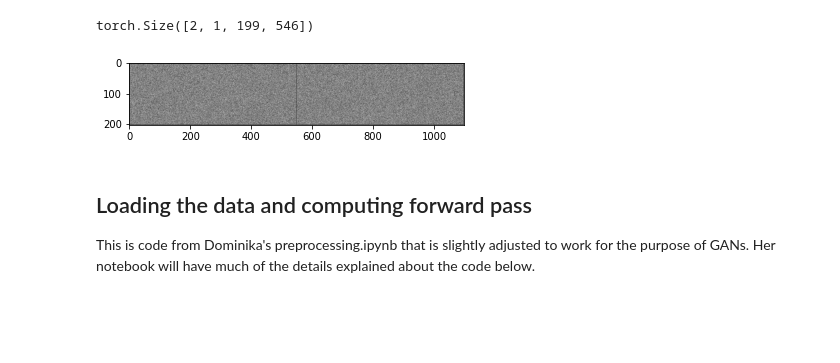
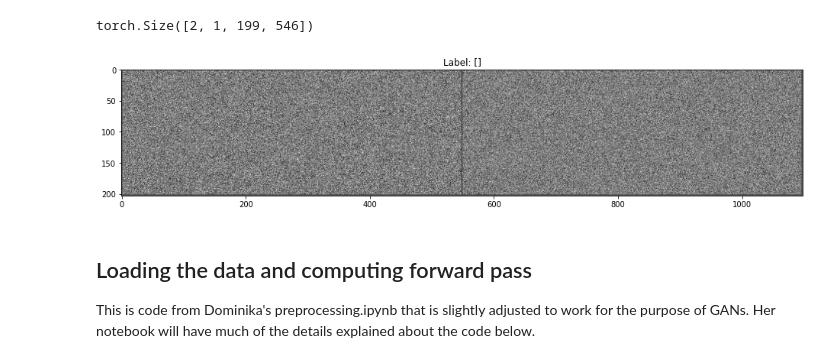
Before and after one commit to kaperoo/medical-image-synthesis, a Jupyter notebook: synthesis/GAN/GAN_walkthrough.ipynb, the cells around one changed output. Cells and saved outputs as stored; diff of their text form; code cells hidden in the pictures; blank space fills up the shorter version.

```diff
--- a/synthesis/GAN/GAN_walkthrough.ipynb
+++ b/synthesis/GAN/GAN_walkthrough.ipynb
@@ -132,9 +132,9 @@ x_gen.shape
 torch.Size([2, 1, 199, 546])
 # %%
 z = torch.randn(2, 10000)
-show_imgs(G(z))
+show_imgs(G(z), [])
 # %% [output]
-[figure, old version]
+[figure, new version]
 # %% [markdown]
 ## Loading the data and computing forward pass
 This is code from Dominika's preprocessing.ipynb that is slightly adjusted to work for the purpose of GANs. Her notebook will have much of the details explained about the code below.
```
Also changed, not shown: parts of 5 cells of this notebook.
